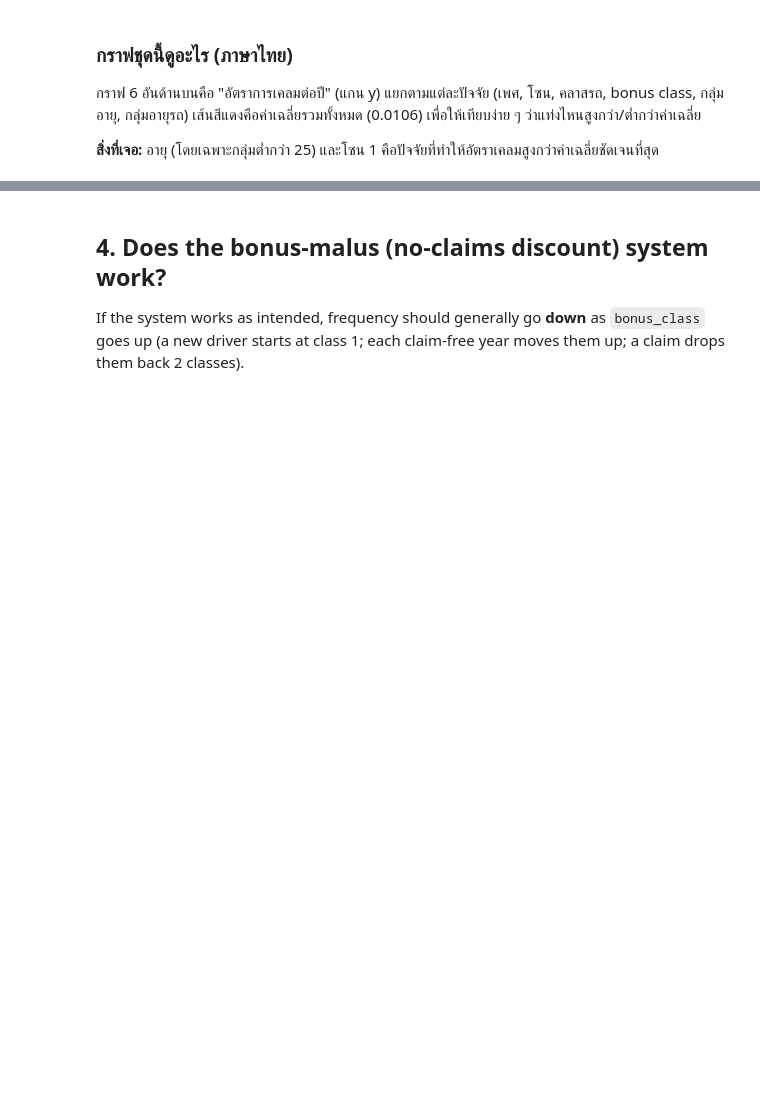
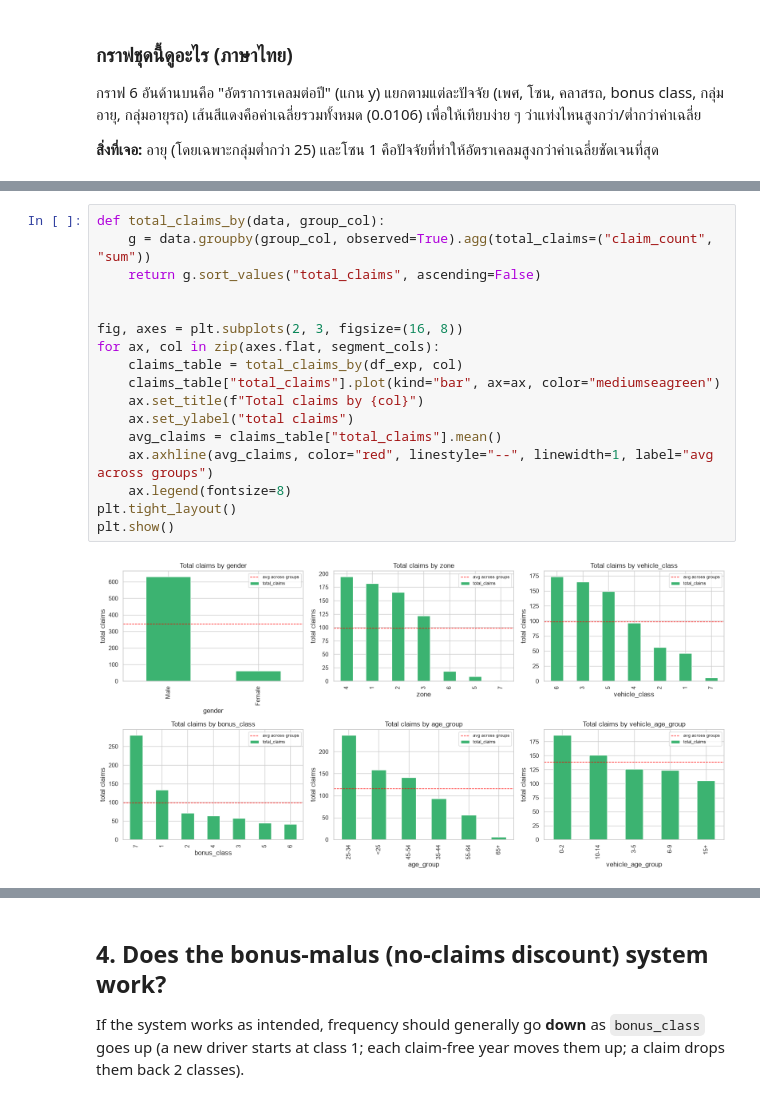
Before and after one commit to JJunkerdino/Insight-finding-and-business-consult-practice-for-Motorcycle-Insurance-., a Jupyter notebook: Motorcycle Insurance/notebooks/02_eda.ipynb, the cells around one changed output, grey strips where cells are left out. Drawn from its saved outputs; the diff is of its cells as text; blank space fills up the shorter version.

```diff
--- a/Motorcycle Insurance/notebooks/02_eda.ipynb
+++ b/Motorcycle Insurance/notebooks/02_eda.ipynb
@@ -118,0 +123,19 @@ plt.show()
+# %%
+def total_claims_by(data, group_col):
+    g = data.groupby(group_col, observed=True).agg(total_claims=("claim_count", "sum"))
+    return g.sort_values("total_claims", ascending=False)
+
+
+fig, axes = plt.subplots(2, 3, figsize=(16, 8))
+for ax, col in zip(axes.flat, segment_cols):
+    claims_table = total_claims_by(df_exp, col)
+    claims_table["total_claims"].plot(kind="bar", ax=ax, color="mediumseagreen")
+    ax.set_title(f"Total claims by {col}")
+    ax.set_ylabel("total claims")
+    avg_claims = claims_table["total_claims"].mean()
+    ax.axhline(avg_claims, color="red", linestyle="--", linewidth=1, label="avg across groups")
+    ax.legend(fontsize=8)
+plt.tight_layout()
+plt.show()
+# %% [output]
+[figure, added]
```
Also changed, not shown: parts of 4 cells of this notebook, 4 other files.
